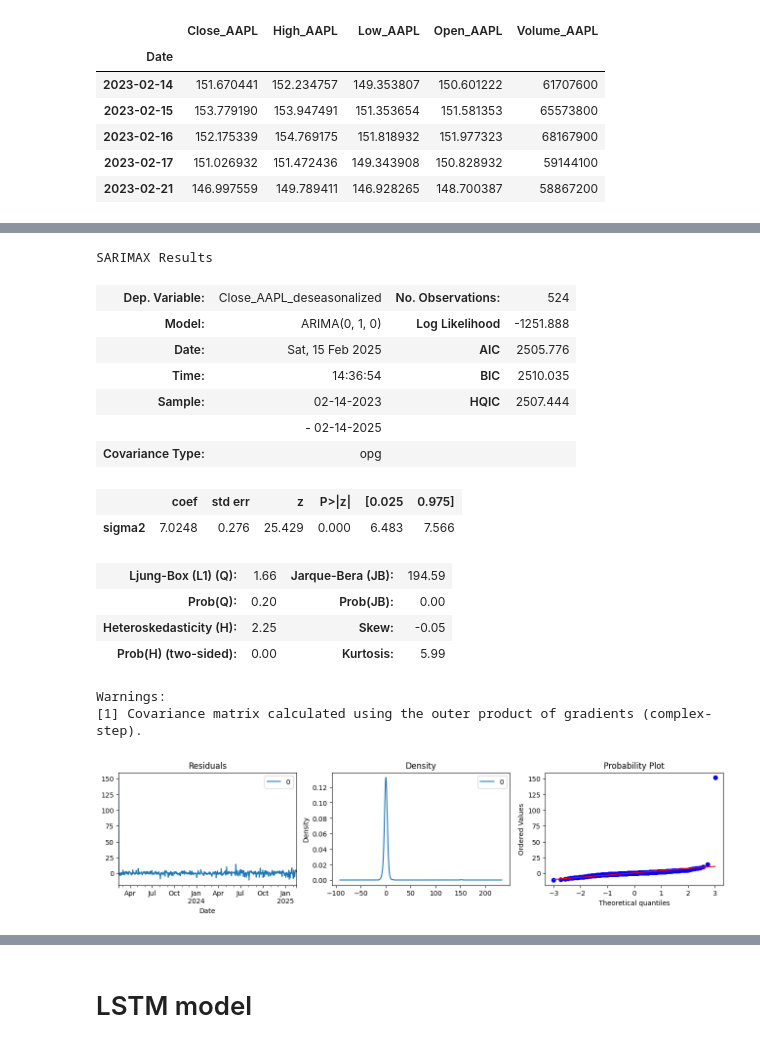
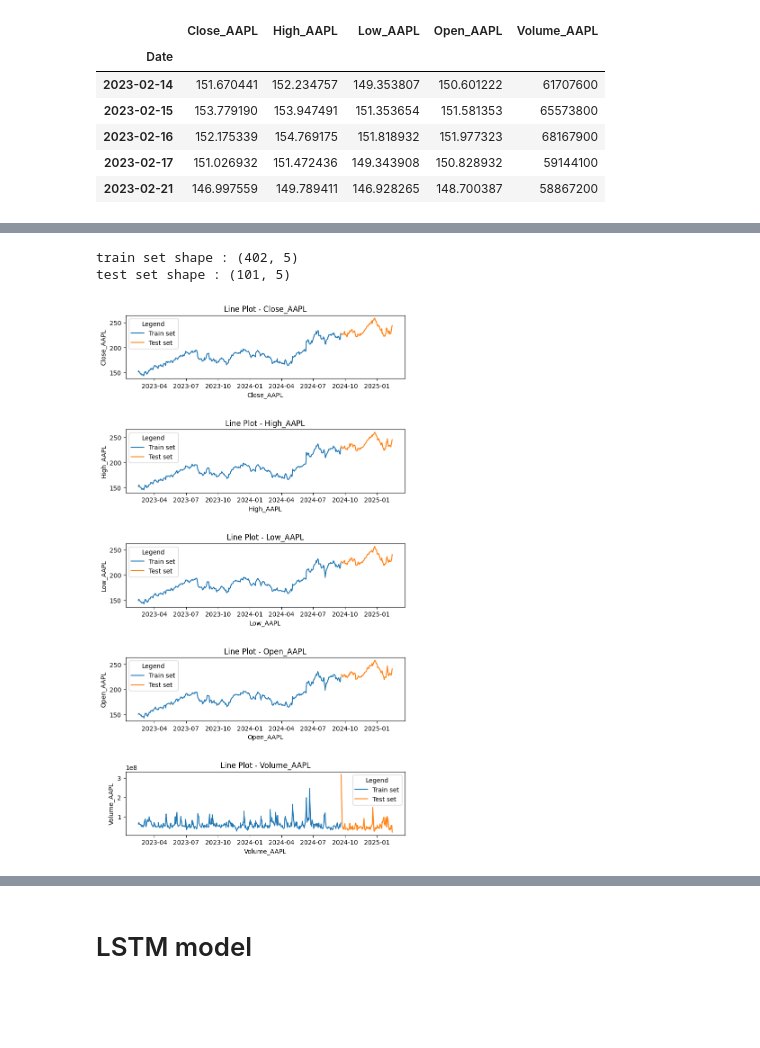
Before and after one commit to thcarole1/daily_stock_price_prediction, a Jupyter notebook: notebooks/005_Compare_model_performance.ipynb, the cells around one changed output, grey strips where cells are left out. Cells and saved outputs as stored; diff of their text form; code cells hidden in the pictures; blank space fills up the shorter version.

```diff
--- a/notebooks/005_Compare_model_performance.ipynb
+++ b/notebooks/005_Compare_model_performance.ipynb
@@ -60,12 +67,23 @@ df.head()
+# %%
+def get_split_data(df:pd.DataFrame, train_size : float):
+    '''
+    This function gets a Pandas Dataframe and an float that represents
+    the size of my train dataset relative to all the available data.
+    It return a train dataset and a test dataset.
+    '''
+    index= round(train_size*df.shape[0])
+    train = df.iloc[:index]
+    test = df.iloc[index:]
+    return train, test
 # %%
-def plot_lines_df(df:pd.DataFrame):
+def plot_train_test_df(train:pd.DataFrame, test:pd.DataFrame):
     '''
-    This function receives a Pandas Dataframe.
-    - It selects the numerical features in the input dataframe.
-    - It plots lineplots for each numerical feature of input dataframe.
+    This function receives 2 Pandas Dataframes: train and test.
+    - It selects the numerical features in the input dataframes.
+    - It plots lineplots for each numerical feature of the 2 input dataframes.
     '''
     # Numerical Features
-    numerical_features = df.select_dtypes(include = 'number').columns.values.tolist()
+    numerical_features = train.select_dtypes(include = 'number').columns.values.tolist()
 
     #Parameters
     ncol_max = 1
@@ -79,11 +97,13 @@ def plot_lines_df(df:pd.DataFrame):
 
     for index, col in enumerate(numerical_features):
         # Plotting the histograms
-        sns.lineplot(data = df[numerical_features], y= col, x=df.index,  ax=axs[index])
+        sns.lineplot(data = train[numerical_features], y= col, x=train.index,  ax=axs[index])
+        sns.lineplot(data = test[numerical_features], y= col, x=test.index,  ax=axs[index])
 
         # Formatting
         axs[index].set_xlabel(col)
         axs[index].set_title(f'Line Plot - {col}')
+        axs[index].legend(["Train set", "Test set"], title="Legend", loc="best")
 
         # Adjust spacing between subplots
         plt.subplots_adjust(wspace=0.3, hspace=0.8)  # wspace (width), hspace (height)
@@ -165,3 +129,0 @@ Data is non-stationary
-# %%
-# Fix frequency for seasonal_decompose
-df = df.asfreq('B').fillna(method='ffill')  # Forward fill missing values
@@ -214,33 +130,14 @@ def create_arima_model(df: pd.DataFrame, target:list):
-# %%
-# Create ARIMA model (based on deseasonilized data)
-arima_mdl = create_arima_model(df, target)
-
-# Summary
-arima_mdl.summary()
-# %% [output]
-SARIMAX Results
-| Dep. Variable: | Close_AAPL_deseasonalized | No. Observations: | 524 |
-| Model: | ARIMA(0, 1, 0) | Log Likelihood | -1251.888 |
-| Date: | Sat, 15 Feb 2025 | AIC | 2505.776 |
-| Time: | 14:36:54 | BIC | 2510.035 |
-| Sample: | 02-14-2023 | HQIC | 2507.444 |
-|  | - 02-14-2025 |  |  |
-| Covariance Type: | opg |  |  |
-|  | coef | std err | z | P>|z| | [0.025 | 0.975] |
-| sigma2 | 7.0248 | 0.276 | 25.429 | 0.000 | 6.483 | 7.566 |
-| Ljung-Box (L1) (Q): | 1.66 | Jarque-Bera (JB): | 194.59 |
-| Prob(Q): | 0.20 | Prob(JB): | 0.00 |
-| Heteroskedasticity (H): | 2.25 | Skew: | -0.05 |
-| Prob(H) (two-sided): | 0.00 | Kurtosis: | 5.99 |
-Warnings:
-[1] Covariance matrix calculated using the outer product of gradients (complex-step).
-# %%
-# Check residuals
-residuals = pd.DataFrame(arima_mdl.resid)
-fig, ax = plt.subplots(1,3, figsize=(16,3))
-residuals.plot(title="Residuals", ax=ax[0])
-residuals.plot(kind='kde', title='Density', ax=ax[1]);
-stats.probplot(residuals[0], dist="norm", plot=ax[2])
-plt.show()
-# %% [output]
-[figure, removed]
+# %%
+# Get the train set and the test set
+train, test = get_split_data(df, train_size = 0.8)
+
+print(f"train set shape : {train.shape}")
+print(f"test set shape : {test.shape}")
+# %% [output]
+train set shape : (402, 5)
+test set shape : (101, 5)
+# %%
+# Plot the train set and the test set
+plot_train_test_df(train, test)
+# %% [output]
+[figure, added]
```
Also changed, not shown: parts of 43 cells of this notebook, 1 other file.
